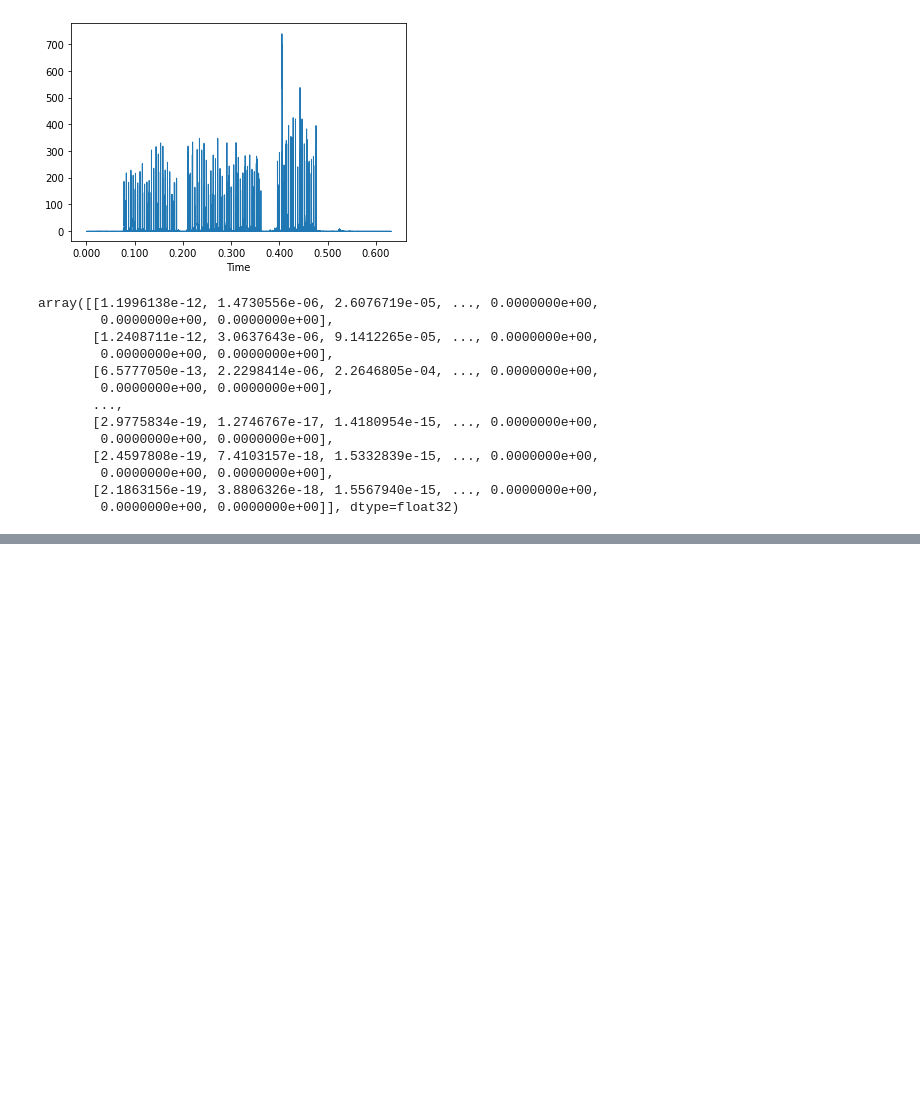
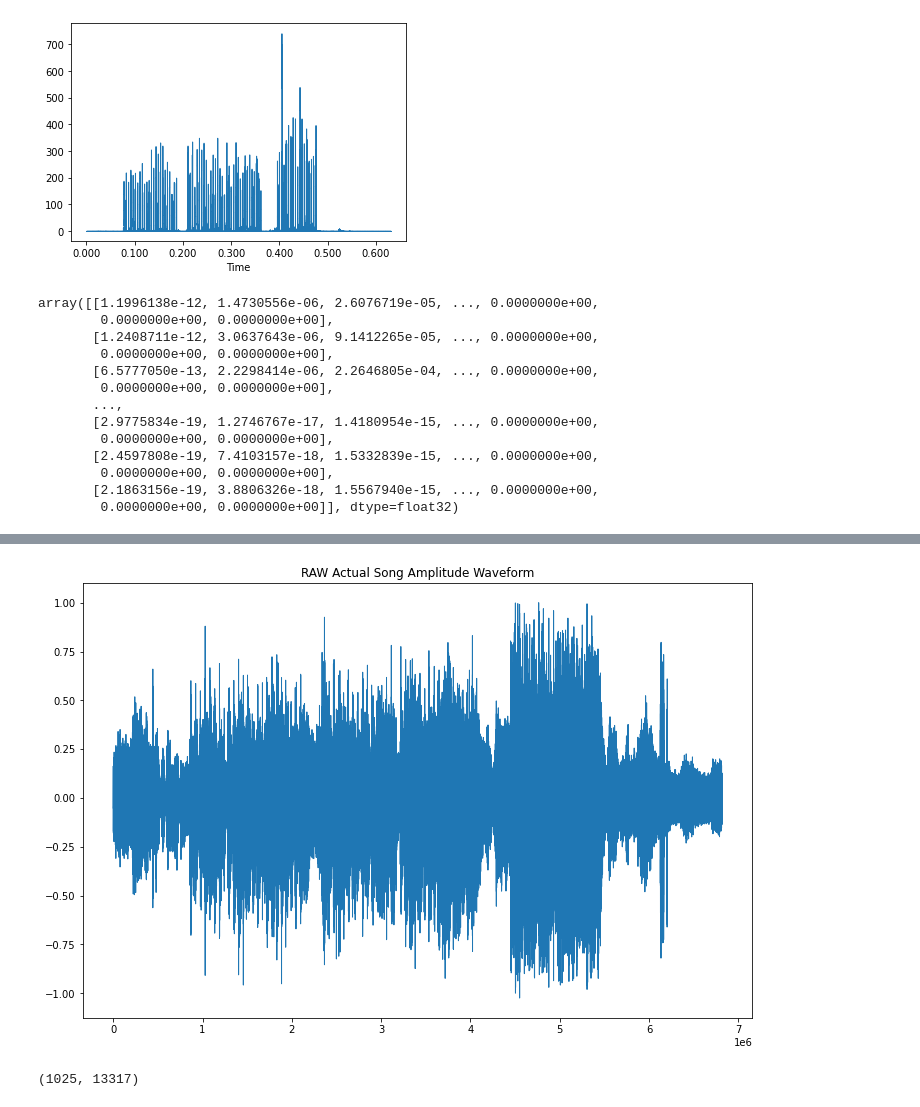
Before and after one commit to arpanpathak/audio_ml, a Jupyter notebook: Similar Melody Detection.ipynb, the cells around one changed output, grey strips where cells are left out. Saved outputs shown, nothing was run; the diff lists cells and outputs as text; code cells hidden in the pictures; blank space fills up the shorter version.

```diff
--- a/Similar Melody Detection.ipynb
+++ b/Similar Melody Detection.ipynb
@@ -190,0 +212,11 @@ array([[1.1996138e-12, 1.4730556e-06, 2.6076719e-05, ..., 0.0000000e+00,
+# %%
+pd.Series(trimmed_song).plot(figsize=(12,8), lw=1, title='RAW Actual Song Amplitude Waveform')
+pt.show()
+# %% [output]
+[figure, added]
+# %%
+D = librosa.stft(trimmed_song)
+s_db = librosa.amplitude_to_db(np.abs(D), ref=np.max)
+s_db.shape
+# %% [output]
+(1025, 13317)
```
Also changed, not shown: parts of 21 cells of this notebook, 2 other files.
